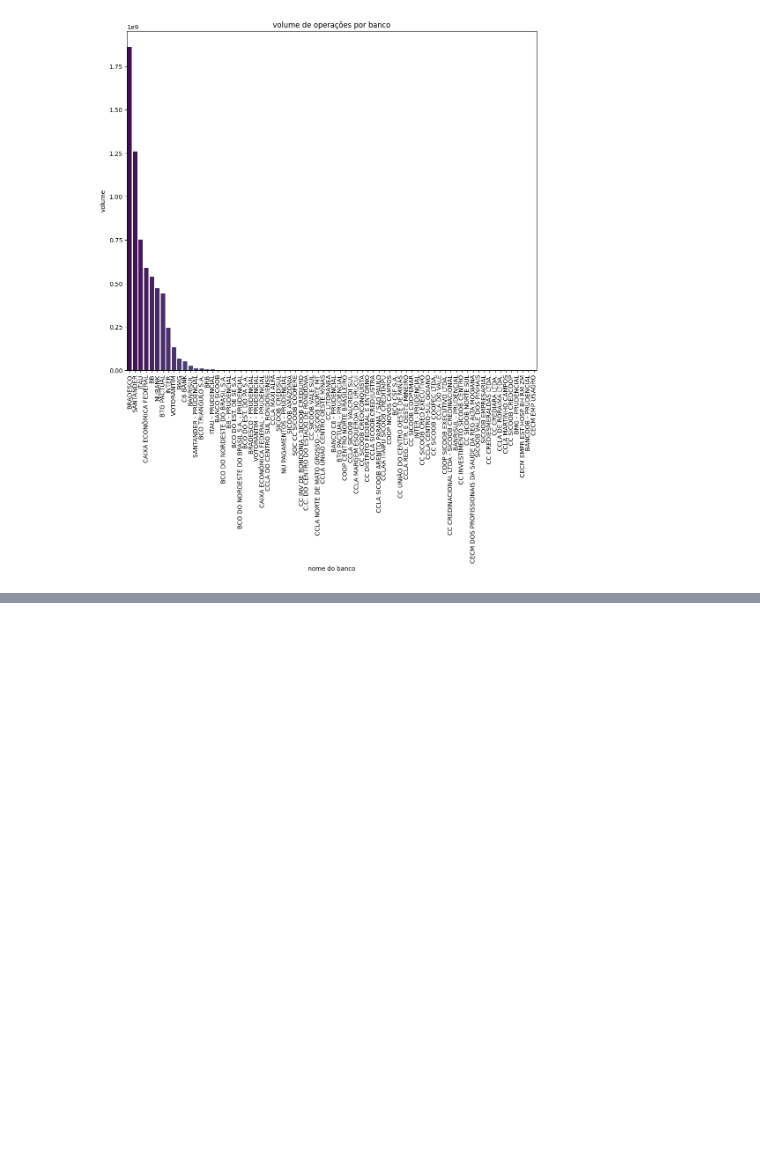
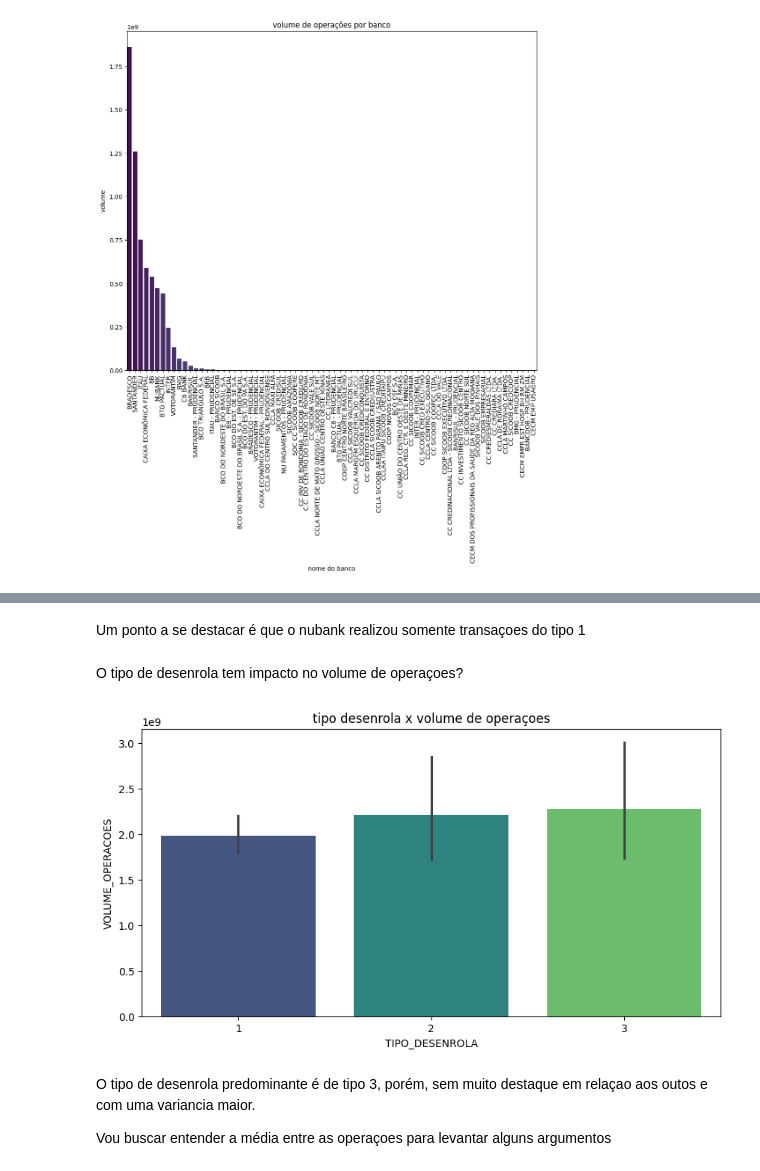
Before and after one commit to WesleySouza13/Projeto-Risco-de-Credito---Desenrola-Brasil, a Jupyter notebook: notebooks/notebook.ipynb, the cells around one changed output, grey strips where cells are left out. Drawn from its saved outputs; the diff is of its cells as text; code cells hidden in the pictures; blank space fills up the shorter version.

```diff
--- a/notebooks/notebook.ipynb
+++ b/notebooks/notebook.ipynb
@@ -266,0 +320,15 @@ sns.barplot(states_volumn, palette ='viridis')
+# %% [markdown]
+Um ponto a se destacar é que o nubank realizou somente transaçoes do tipo 1
+# %% [markdown]
+O tipo de desenrola tem impacto no volume de operaçoes?
+# %%
+plt.figure(figsize=(10,5))
+plt.title('tipo desenrola x volume de operaçoes')
+sns.barplot(data=df2, x='TIPO_DESENROLA', y='VOLUME_OPERACOES', palette='viridis', estimator=sum)
+plt.show()
+# %% [output]
+[figure, added]
+# %% [markdown]
+O tipo de desenrola predominante é de tipo 3, porém, sem muito destaque em relaçao aos outos e com uma variancia maior.
+
+Vou buscar entender a média entre as operaçoes para levantar alguns argumentos
```
Also changed, not shown: parts of 25 cells of this notebook.
